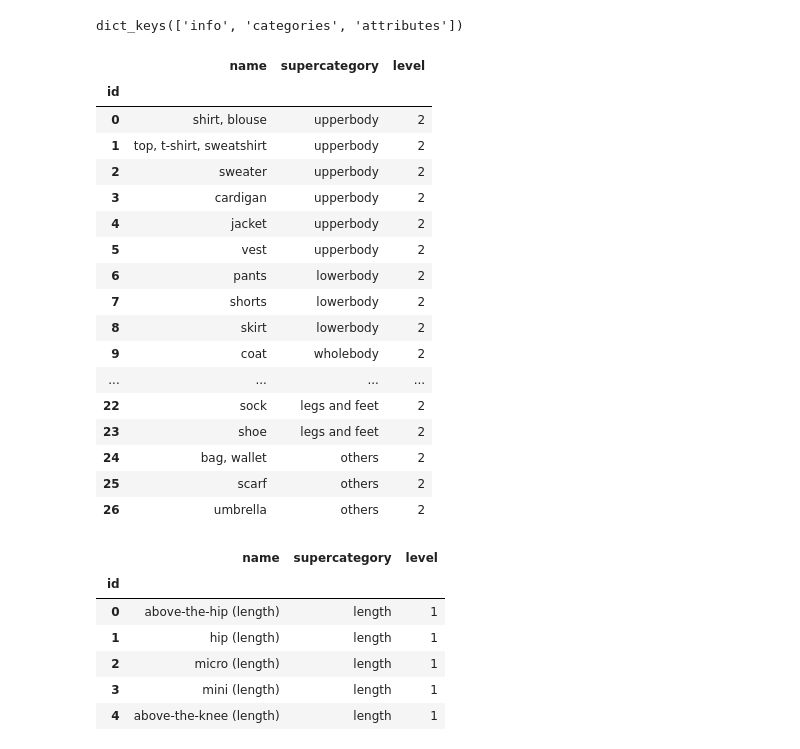
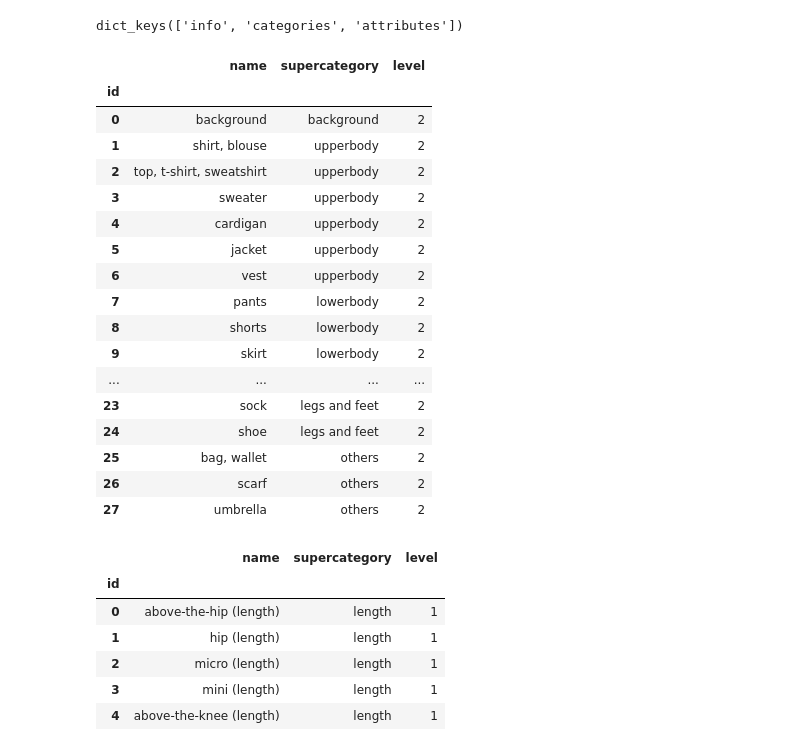
Before and after one commit to hrsma2i/dataset-iMaterialist, a Jupyter notebook: notebook/EDA.ipynb, the cells around one changed output. Saved outputs shown, nothing was run; the diff lists cells and outputs as text; code cells hidden in the pictures.

```diff
--- a/notebook/EDA.ipynb
+++ b/notebook/EDA.ipynb
@@ -8,28 +8,32 @@ meta.keys()
 # %% [output]
 dict_keys(['info', 'categories', 'attributes'])
 # %%
-df_ctg = pd.DataFrame(meta["categories"]).set_index("id")
+df_ctg = pd.DataFrame(meta["categories"])
+df_ctg["id"] += 1
 df_ctg = df_ctg[~df_ctg["supercategory"].isin(["garment parts", "closures", "decorations"])]
+df_ctg = df_ctg.set_index("id")
+df_ctg.loc[0] = {"name": "background", "supercategory": "background", "level": 2}
+df_ctg = df_ctg.sort_index()
 df_ctg
 # %% [output]
 |  | name | supercategory | level |
 | id |  |  |  |
-| 0 | shirt, blouse | upperbody | 2 |
-| 1 | top, t-shirt, sweatshirt | upperbody | 2 |
-| 2 | sweater | upperbody | 2 |
-| 3 | cardigan | upperbody | 2 |
-| 4 | jacket | upperbody | 2 |
-| 5 | vest | upperbody | 2 |
-| 6 | pants | lowerbody | 2 |
-| 7 | shorts | lowerbody | 2 |
-| 8 | skirt | lowerbody | 2 |
-| 9 | coat | wholebody | 2 |
+| 0 | background | background | 2 |
+| 1 | shirt, blouse | upperbody | 2 |
+| 2 | top, t-shirt, sweatshirt | upperbody | 2 |
+| 3 | sweater | upperbody | 2 |
+| 4 | cardigan | upperbody | 2 |
+| 5 | jacket | upperbody | 2 |
+| 6 | vest | upperbody | 2 |
+| 7 | pants | lowerbody | 2 |
+| 8 | shorts | lowerbody | 2 |
+| 9 | skirt | lowerbody | 2 |
 | ... | ... | ... | ... |
-| 22 | sock | legs and feet | 2 |
-| 23 | shoe | legs and feet | 2 |
-| 24 | bag, wallet | others | 2 |
-| 25 | scarf | others | 2 |
-| 26 | umbrella | others | 2 |
+| 23 | sock | legs and feet | 2 |
+| 24 | shoe | legs and feet | 2 |
+| 25 | bag, wallet | others | 2 |
+| 26 | scarf | others | 2 |
+| 27 | umbrella | others | 2 |
 # %%
 df_attr = pd.DataFrame(meta["attributes"]).set_index("id")
 df_attr
```
Also changed, not shown: parts of 9 cells of this notebook, 3 other files.
